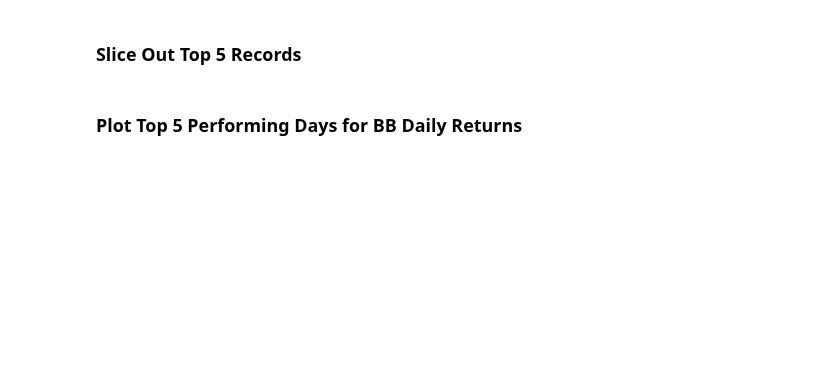
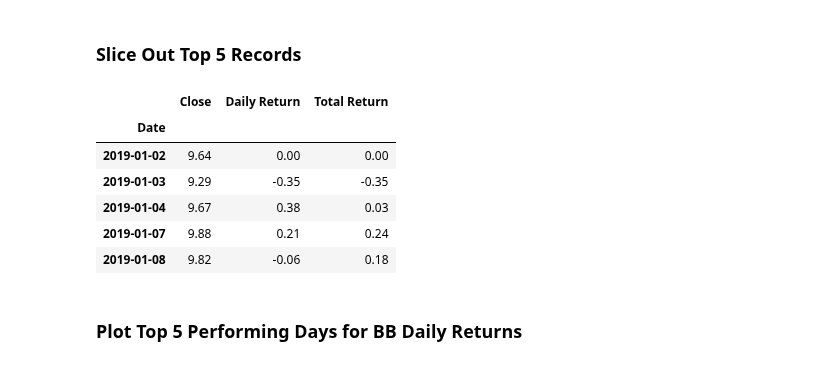
Before and after one commit to juil/fintech-uoftbootcamp, a Jupyter notebook: week03/class3/Activities/02-Stu_Sorting/Unsolved/out_of_sorts.ipynb, the cells around one changed output. Cells and saved outputs as stored; diff of their text form; code cells hidden in the pictures; blank space fills up the shorter version.

```diff
--- a/week03/class3/Activities/02-Stu_Sorting/Unsolved/out_of_sorts.ipynb
+++ b/week03/class3/Activities/02-Stu_Sorting/Unsolved/out_of_sorts.ipynb
@@ -30,5 +122,14 @@
 ### Slice Out Top 5 Records
 # %%
 # Slice out top 5
+stockData.head(5)
+# %% [output]
+|  | Close | Daily Return | Total Return |
+| Date |  |  |  |
+| 2019-01-02 | 9.64 | 0.00 | 0.00 |
+| 2019-01-03 | 9.29 | -0.35 | -0.35 |
+| 2019-01-04 | 9.67 | 0.38 | 0.03 |
+| 2019-01-07 | 9.88 | 0.21 | 0.24 |
+| 2019-01-08 | 9.82 | -0.06 | 0.18 |
 # %% [markdown]
 ### Plot Top 5 Performing Days for BB Daily Returns
```
Also changed, not shown: parts of 13 cells of this notebook.
